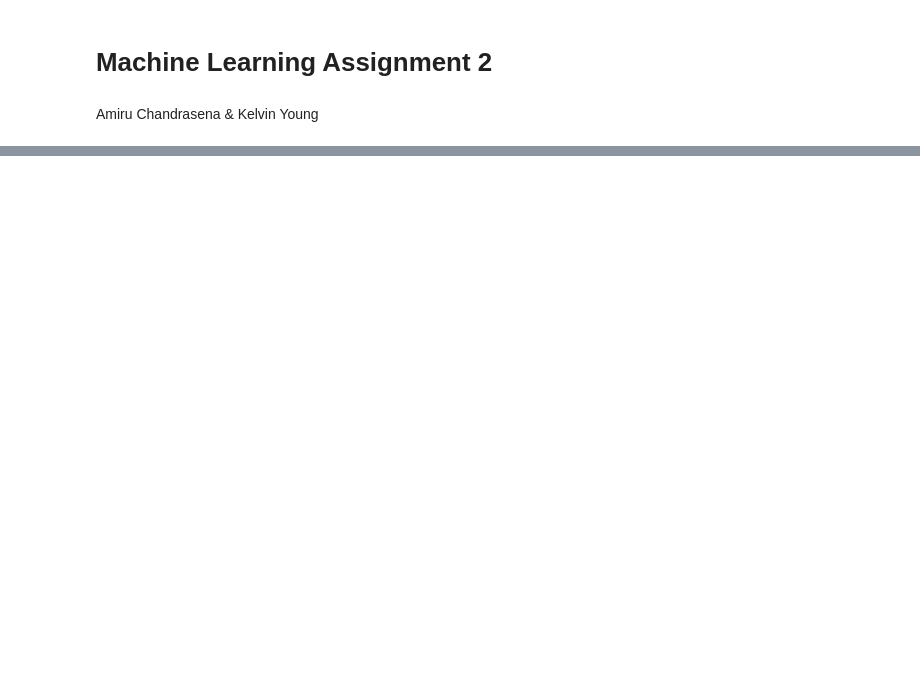
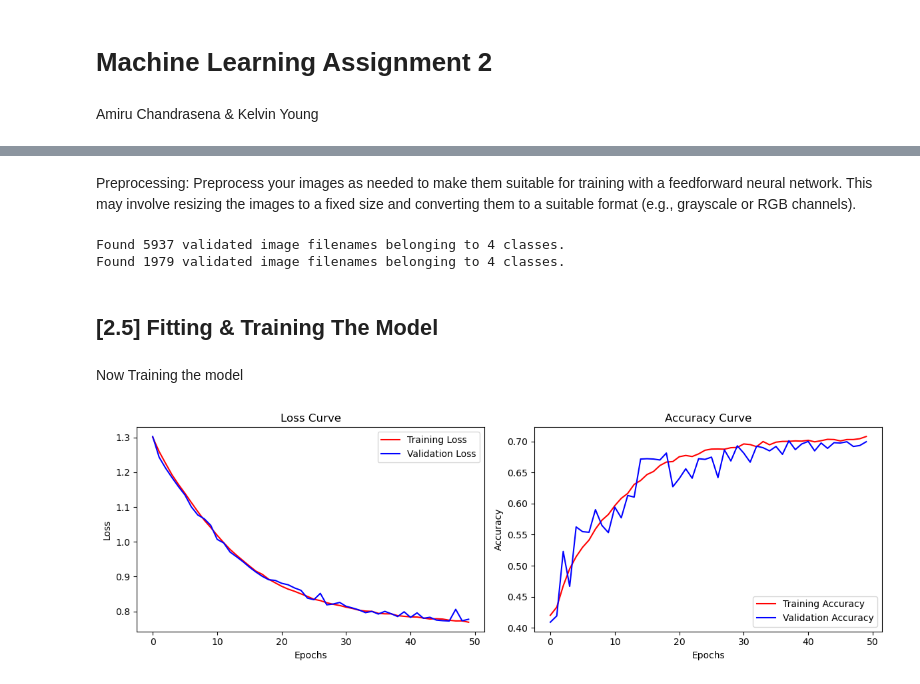
Before and after one commit to AmiruC/Machine-Learning-Cancer-Classification-Model, a Jupyter notebook: notebooks/notebook.ipynb, the cells around one changed output, grey strips where cells are left out. Drawn from its saved outputs; the diff is of its cells as text; code cells hidden in the pictures; blank space fills up the shorter version.

```diff
--- a/notebooks/notebook.ipynb
+++ b/notebooks/notebook.ipynb
@@ -259,0 +205,2 @@ Confusion matrix:
+# %%
+model.compile(optimizer='SGD', loss=tf.keras.losses.CategoricalCrossentropy(from_logits=True), metrics=['categorical_accuracy'])
@@ -259,0 +209,3 @@ Confusion matrix:
+# %%
+train_data['cellType'] = train_data['cellType'].astype('str')
+val_data['cellType'] = val_data['cellType'].astype('str')
@@ -259,0 +216,42 @@ Confusion matrix:
+# %% [markdown]
+Preprocessing: Preprocess your images as needed to make them suitable for training with a feedforward neural network. This may involve resizing the images to a fixed size and converting them to a suitable format (e.g., grayscale or RGB channels).
+# %%
+train_datagen = ImageDataGenerator(rescale=1./255, data_format='channels_last')
+val_datagen = ImageDataGenerator(rescale=1./255, data_format='channels_last')
+
+batch_size = 32
+
+train_generator = train_datagen.flow_from_dataframe(
+        dataframe=train_data,
+        directory='patch_images',
+        x_col="ImageName",
+        y_col="cellType",
+        target_size=(16, 16),
+        batch_size=batch_size,
+        class_mode='categorical')
+
+validation_generator = val_datagen.flow_from_dataframe(
+        dataframe=val_data,
+        directory='patch_images',
+        x_col="ImageName",
+        y_col="cellType",
+        target_size=(16, 16),
+        batch_size=batch_size,
+        class_mode='categorical')
+# %% [output]
+Found 5937 validated image filenames belonging to 4 classes.
+Found 1979 validated image filenames belonging to 4 classes.
+# %% [markdown]
+## [2.5] Fitting & Training The Model
+# %% [markdown]
+Now Training the model
+# %%
+history = model.fit(train_generator, validation_data=validation_generator, epochs=50, verbose=0)
+# %%
+
+# Call the function to plot the learning curves
+plot_learning_curve(history.history['loss'], history.history['val_loss'],
+                    history.history['categorical_accuracy'], history.history['val_categorical_accuracy'],
+                    metric_name='Accuracy')
+# %% [output]
+[figure, added]
```
Also changed, not shown: parts of 85 cells of this notebook.
